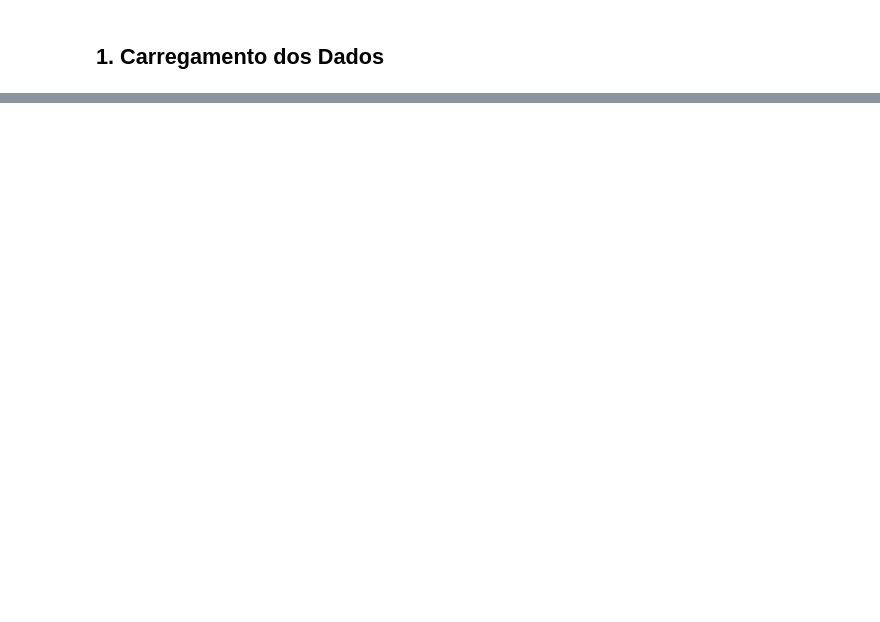
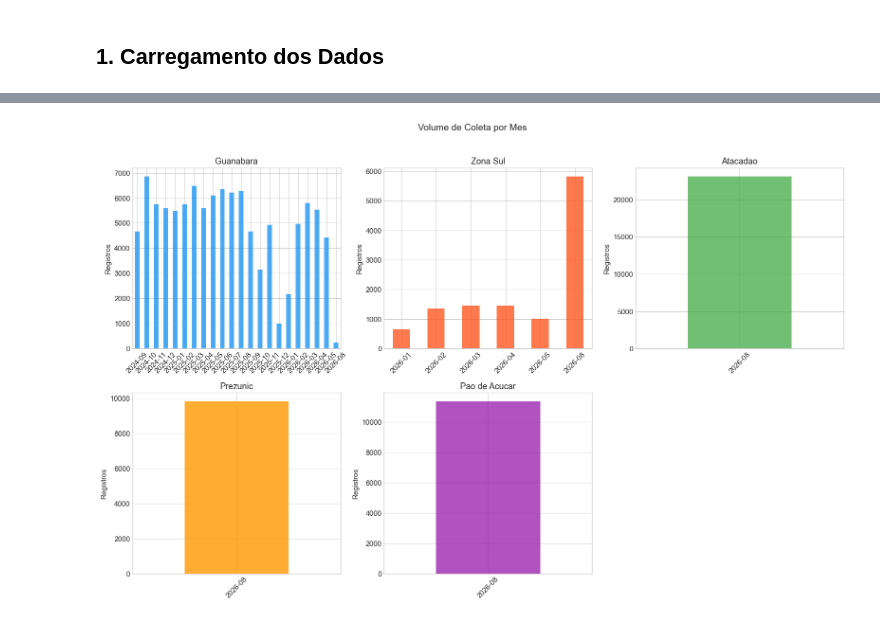
Before and after one commit to lfkopp/monitor_precos, a Jupyter notebook: analise_precos.ipynb, the cells around one changed output, grey strips where cells are left out. Drawn from its saved outputs; the diff is of its cells as text; code cells hidden in the pictures; blank space fills up the shorter version.

```diff
--- a/analise_precos.ipynb
+++ b/analise_precos.ipynb
@@ -448,0 +102,22 @@ Resumo final:
+# %%
+resumo = []
+for nome in ['Guanabara', 'Zona Sul', 'Atacadao', 'Prezunic', 'Pao de Acucar']:
+    df = todos[todos['supermercado'] == nome]
+    if len(df) == 0:
+        continue
+    resumo.append({
+        'Supermercado': nome,
+        'Registros': len(df),
+        'Produtos': df['produto'].nunique(),
+        'Preco Medio': df['preco'].mean(),
+        'Preco Mediana': df['preco'].median(),
+        'Min': df['preco'].min(),
+        'Max': df['preco'].max(),
+    })
+
+df_resumo = pd.DataFrame(resumo)
+df_resumo.style.format({
+    'Registros': '{:,.0f}', 'Produtos': '{:,.0f}',
+    'Preco Medio': 'R$ {:.2f}', 'Preco Mediana': 'R$ {:.2f}',
+    'Min': 'R$ {:.2f}', 'Max': 'R$ {:.2f}'
+})
@@ -448,0 +131,24 @@ Resumo final:
+# %%
+fig, axes = plt.subplots(2, 3, figsize=(16, 10))
+cores = {'Guanabara': '#2196F3', 'Zona Sul': '#FF5722', 'Atacadao': '#4CAF50',
+         'Prezunic': '#FF9800', 'Pao de Acucar': '#9C27B0'}
+
+for idx, nome in enumerate(['Guanabara', 'Zona Sul', 'Atacadao', 'Prezunic', 'Pao de Acucar']):
+    ax = axes[idx // 3, idx % 3]
+    df = todos[todos['supermercado'] == nome]
+    if len(df) == 0:
+        ax.set_visible(False)
+        continue
+    df['mes'] = df['data'].dt.to_period('M')
+    df.groupby('mes').size().plot(kind='bar', ax=ax, color=cores[nome], alpha=0.8)
+    ax.set_title(nome)
+    ax.set_xlabel('')
+    ax.set_ylabel('Registros')
+    ax.tick_params(axis='x', rotation=45)
+
+axes[1, 2].set_visible(False)
+plt.suptitle('Volume de Coleta por Mes', fontsize=14, y=1.02)
+plt.tight_layout()
+plt.show()
+# %% [output]
+[figure, added]
```
Also changed, not shown: parts of 52 cells of this notebook, 1 other file.
